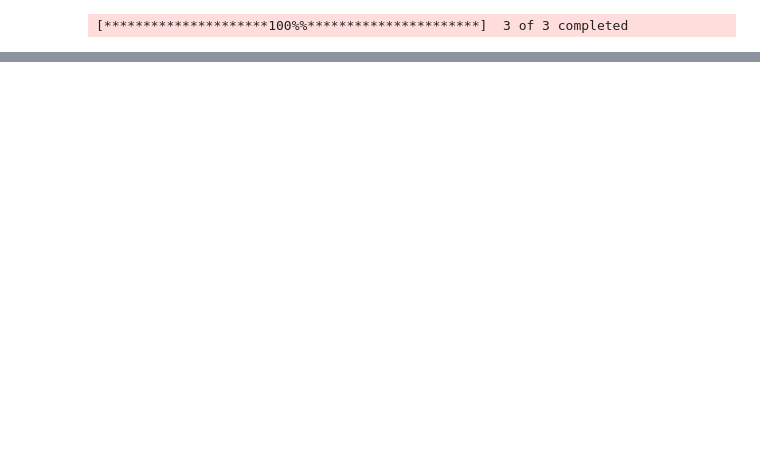
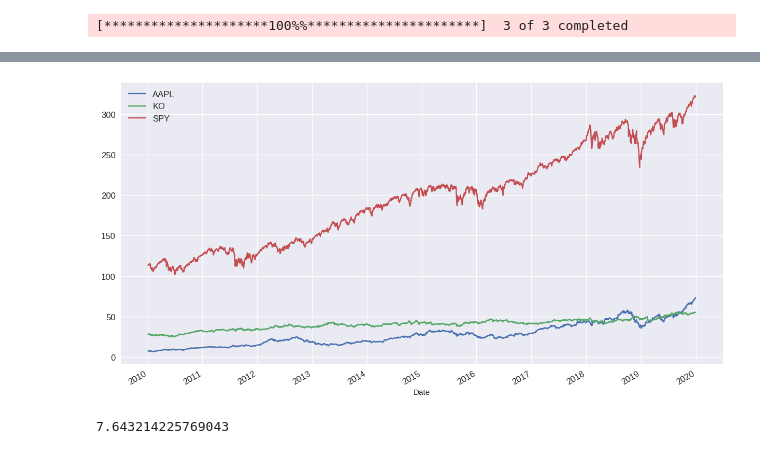
Before and after one commit to tobitprince/Algorithmic-Trading-Python, a Jupyter notebook: Algo.ipynb, the cells around one changed output, grey strips where cells are left out. Drawn from its saved outputs; the diff is of its cells as text; code cells hidden in the pictures; blank space fills up the shorter version.

```diff
--- a/Algo.ipynb
+++ b/Algo.ipynb
@@ -163,0 +194,3 @@ MultiIndex([(    'Price', 'Ticker'),
+# %%
+#convert multi index to one tuple
+stocks.columns= stocks.columns.to_flat_index()
@@ -163,0 +224,2 @@ MultiIndex([(    'Price', 'Ticker'),
+# %%
+stocks.columns=pd.MultiIndex.from_tuples(stocks.columns)
@@ -163,0 +257,2 @@ MultiIndex([(    'Price', 'Ticker'),
+# %%
+close=stocks.loc[:,"Close"].copy()
@@ -163,0 +276,14 @@ MultiIndex([(    'Price', 'Ticker'),
+# %%
+%matplotlib inline
+import matplotlib.pyplot as plt
+plt.style.use('seaborn-v0_8')
+# %%
+close.plot(figsize=(15,8), fontsize=12)
+plt.legend(fontsize=12)
+plt.show()
+# %% [output]
+[figure, added]
+# %%
+close.iloc[0,0]
+# %% [output]
+7.643214225769043
```
Also changed, not shown: parts of 21 cells of this notebook.
